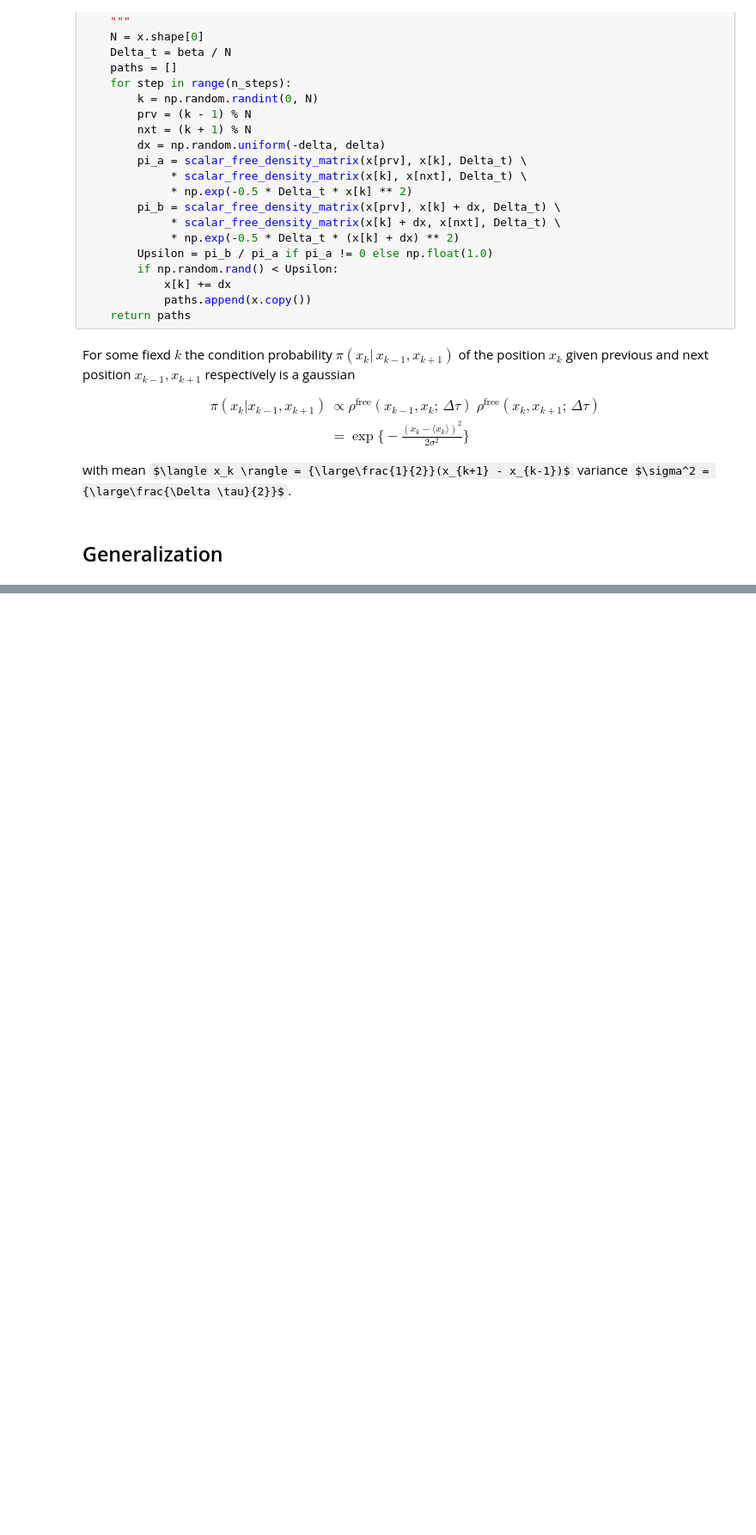
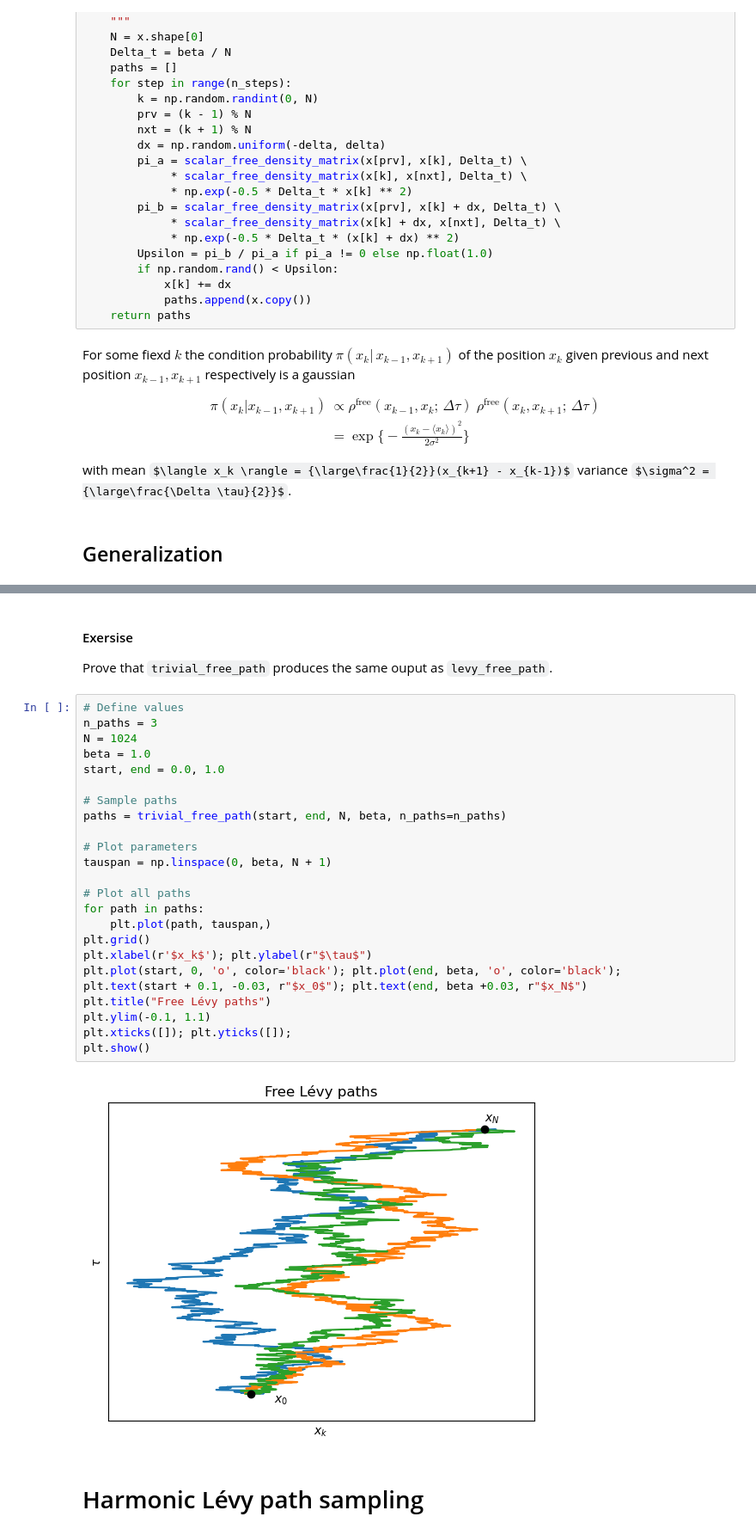
Before and after one commit to alextsigilis/SMAC, a Jupyter notebook: Module 6/Lecture 6.ipynb, the cells around one changed output, grey strips where cells are left out. Shown at 86% size. Cells and saved outputs as stored; diff of their text form; some formulas as TeX source; blank space fills up the shorter version.

```diff
--- a/Module 6/Lecture 6.ipynb
+++ b/Module 6/Lecture 6.ipynb
@@ -221,0 +369,31 @@ plt.show()
+# %% [markdown]
+#### Exersise
+Prove that `trivial_free_path` produces the same ouput as `levy_free_path`.
+# %%
+# Define values
+n_paths = 3
+N = 1024
+beta = 1.0
+start, end = 0.0, 1.0
+
+# Sample paths
+paths = trivial_free_path(start, end, N, beta, n_paths=n_paths)
+
+# Plot parameters
+tauspan = np.linspace(0, beta, N + 1)
+
+# Plot all paths
+for path in paths:
+    plt.plot(path, tauspan,)
+plt.grid()
+plt.xlabel(r'$x_k$'); plt.ylabel(r"$\tau$")
+plt.plot(start, 0, 'o', color='black'); plt.plot(end, beta, 'o', color='black');
+plt.text(start + 0.1, -0.03, r"$x_0$"); plt.text(end, beta +0.03, r"$x_N$")
+plt.title("Free Lévy paths")
+plt.ylim(-0.1, 1.1)
+plt.xticks([]); plt.yticks([]);
+plt.show()
+# %% [output]
+[figure, added]
+# %% [markdown]
+# Harmonic Lévy path sampling
```
Also changed, not shown: parts of 19 cells of this notebook, 1 other file.
